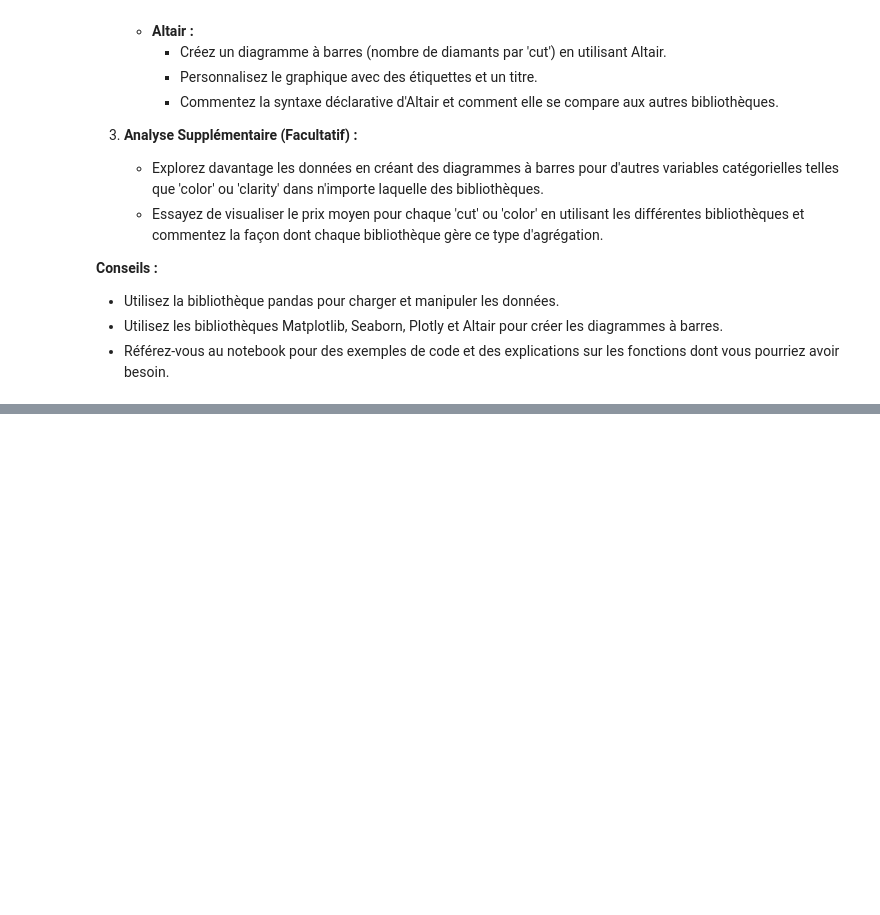
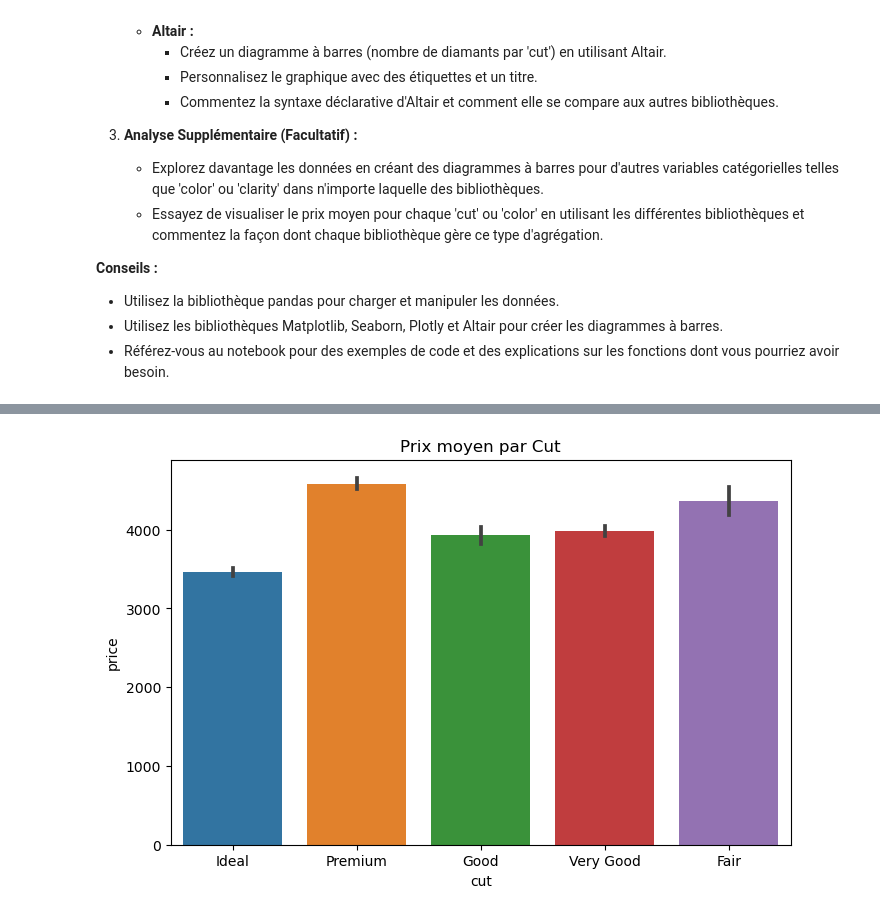
Before and after one commit to rosanajurdi/Data_Visualization_Course_2026, a Jupyter notebook: lab-sessions/lab2-barplots.ipynb, the cells around one changed output, grey strips where cells are left out. Saved outputs shown, nothing was run; the diff lists cells and outputs as text; code cells hidden in the pictures; blank space fills up the shorter version.

```diff
--- a/lab-sessions/lab2-barplots.ipynb
+++ b/lab-sessions/lab2-barplots.ipynb
@@ -126,0 +155,8 @@ Data columns (total 10 columns):
+# %%
+# Utilisation de Seaborn pour l'agrégation automatique du prix moyen
+plt.figure(figsize=(8, 5))
+sns.barplot(data=diamonds_df, x='cut', y='price', estimator='mean')
+plt.title('Prix moyen par Cut')
+plt.show()
+# %% [output]
+[figure, added]
```
Also changed, not shown: parts of 5 cells of this notebook.
